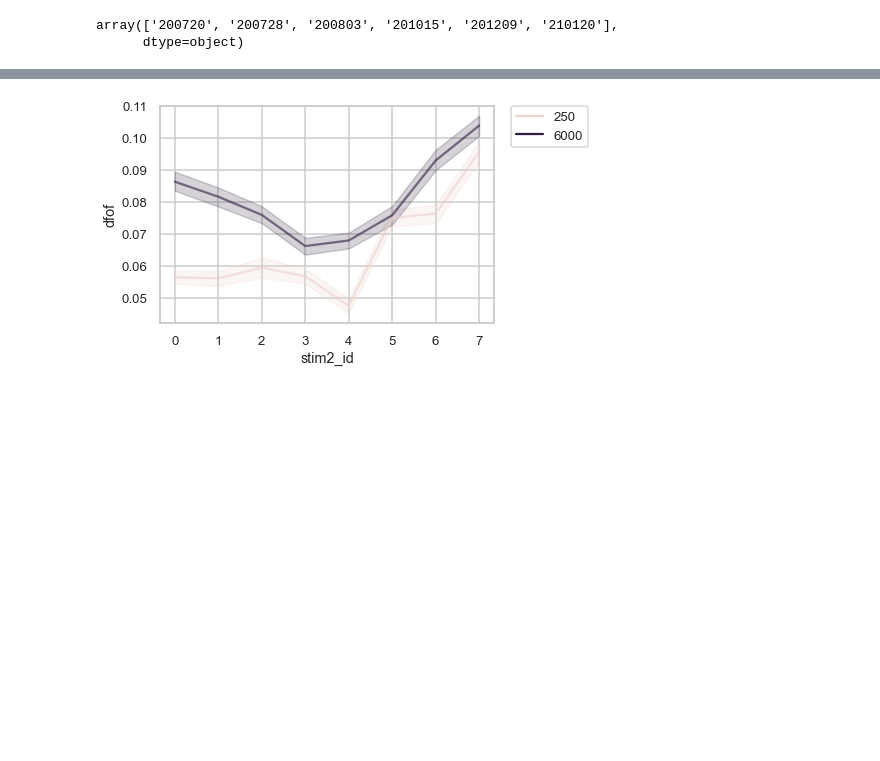
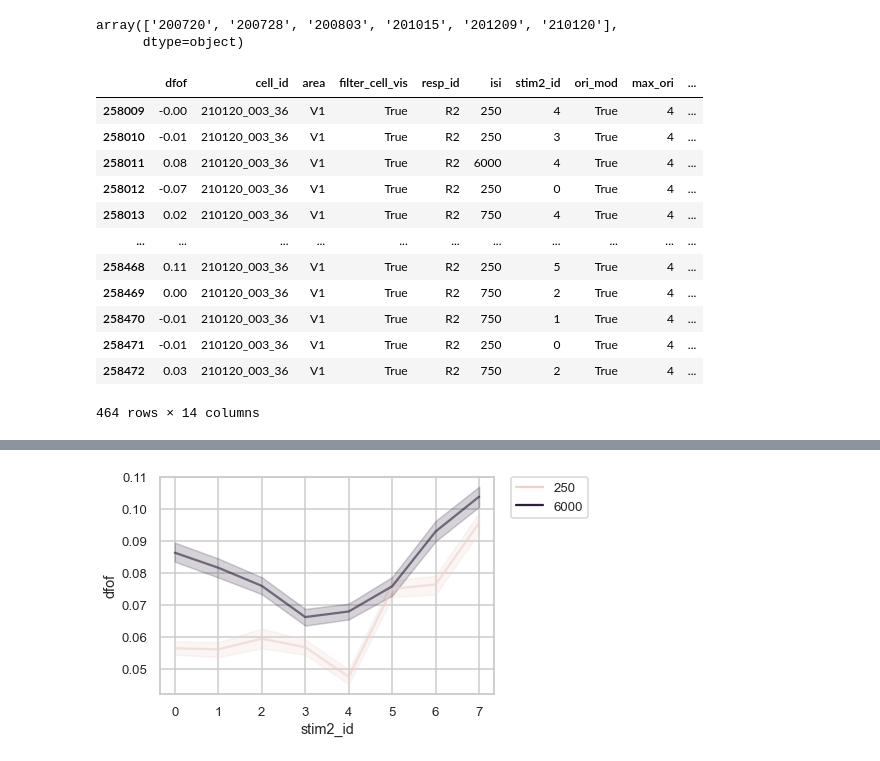
Before and after one commit to lanluo9/inter, a Jupyter notebook: scripts/ipynb/tuning_bias.ipynb, the cells around one changed output, grey strips where cells are left out. Cells and saved outputs as stored; diff of their text form; code cells hidden in the pictures; blank space fills up the shorter version.

```diff
--- a/scripts/ipynb/tuning_bias.ipynb
+++ b/scripts/ipynb/tuning_bias.ipynb
@@ -1473,6 +1489,23 @@ df_lineplot[df_lineplot.area == 'V1'].date.unique()
 # %% [output]
 array(['200720', '200728', '200803', '201015', '201209', '210120'],
       dtype=object)
+# %%
+# 210120
+df_lineplot[(df_lineplot.date == '210120') & (df_lineplot.cell_id == '210120_003_36')]
+# %% [output]
+|  | dfof | cell_id | area | filter_cell_vis | resp_id | isi | stim2_id | ori_mod | max_ori | ... |
+| 258009 | -0.00 | 210120_003_36 | V1 | True | R2 | 250 | 4 | True | 4 | ... |
+| 258010 | -0.01 | 210120_003_36 | V1 | True | R2 | 250 | 3 | True | 4 | ... |
+| 258011 | 0.08 | 210120_003_36 | V1 | True | R2 | 6000 | 4 | True | 4 | ... |
+| 258012 | -0.07 | 210120_003_36 | V1 | True | R2 | 250 | 0 | True | 4 | ... |
+| 258013 | 0.02 | 210120_003_36 | V1 | True | R2 | 750 | 4 | True | 4 | ... |
+| ... | ... | ... | ... | ... | ... | ... | ... | ... | ... | ... |
+| 258468 | 0.11 | 210120_003_36 | V1 | True | R2 | 250 | 5 | True | 4 | ... |
+| 258469 | 0.00 | 210120_003_36 | V1 | True | R2 | 750 | 2 | True | 4 | ... |
+| 258470 | -0.01 | 210120_003_36 | V1 | True | R2 | 750 | 1 | True | 4 | ... |
+| 258471 | -0.01 | 210120_003_36 | V1 | True | R2 | 250 | 0 | True | 4 | ... |
+| 258472 | 0.03 | 210120_003_36 | V1 | True | R2 | 750 | 2 | True | 4 | ... |
+464 rows × 14 columns
 # %%
 df_filter = df_lineplot[(df_lineplot.filter_cell_vis == True)
                        & (df_lineplot.ori_mod == True)
```
Also changed, not shown: parts of 4 cells of this notebook, 2 other files.
